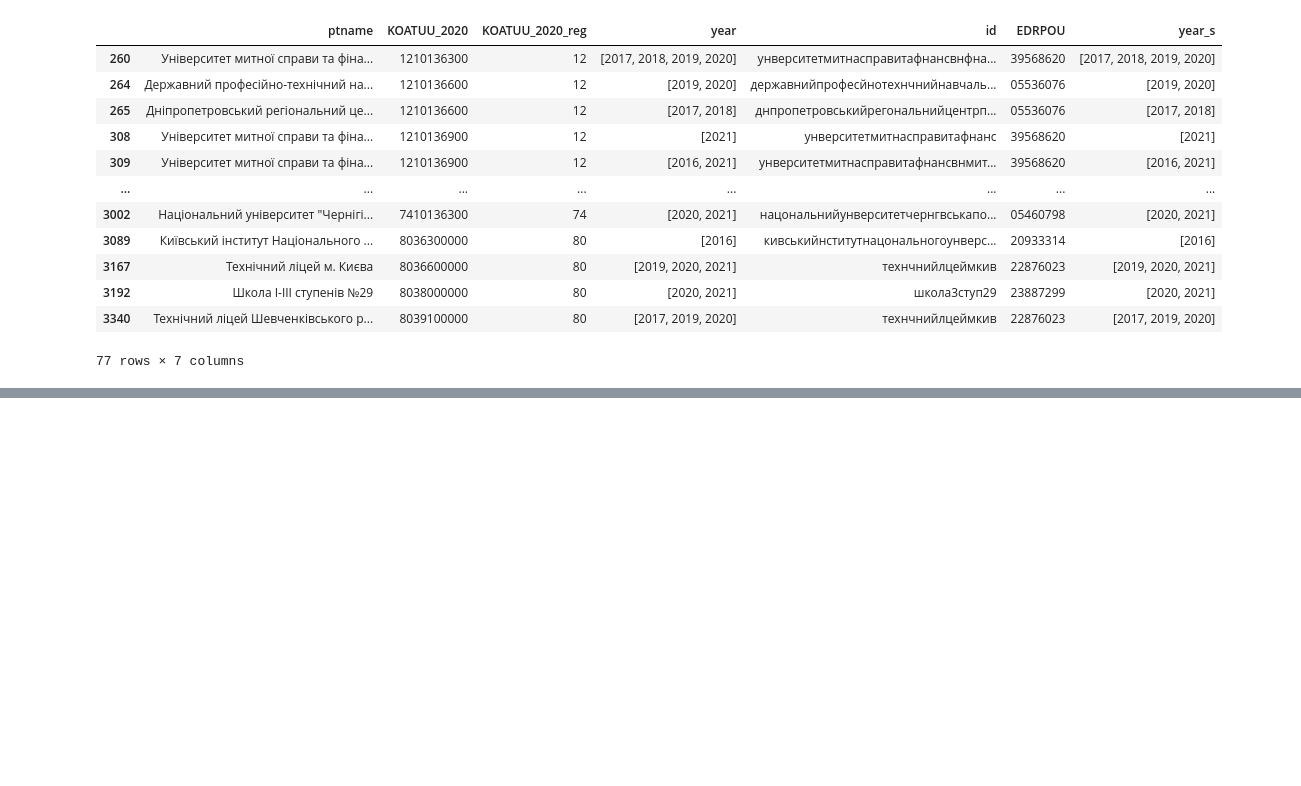
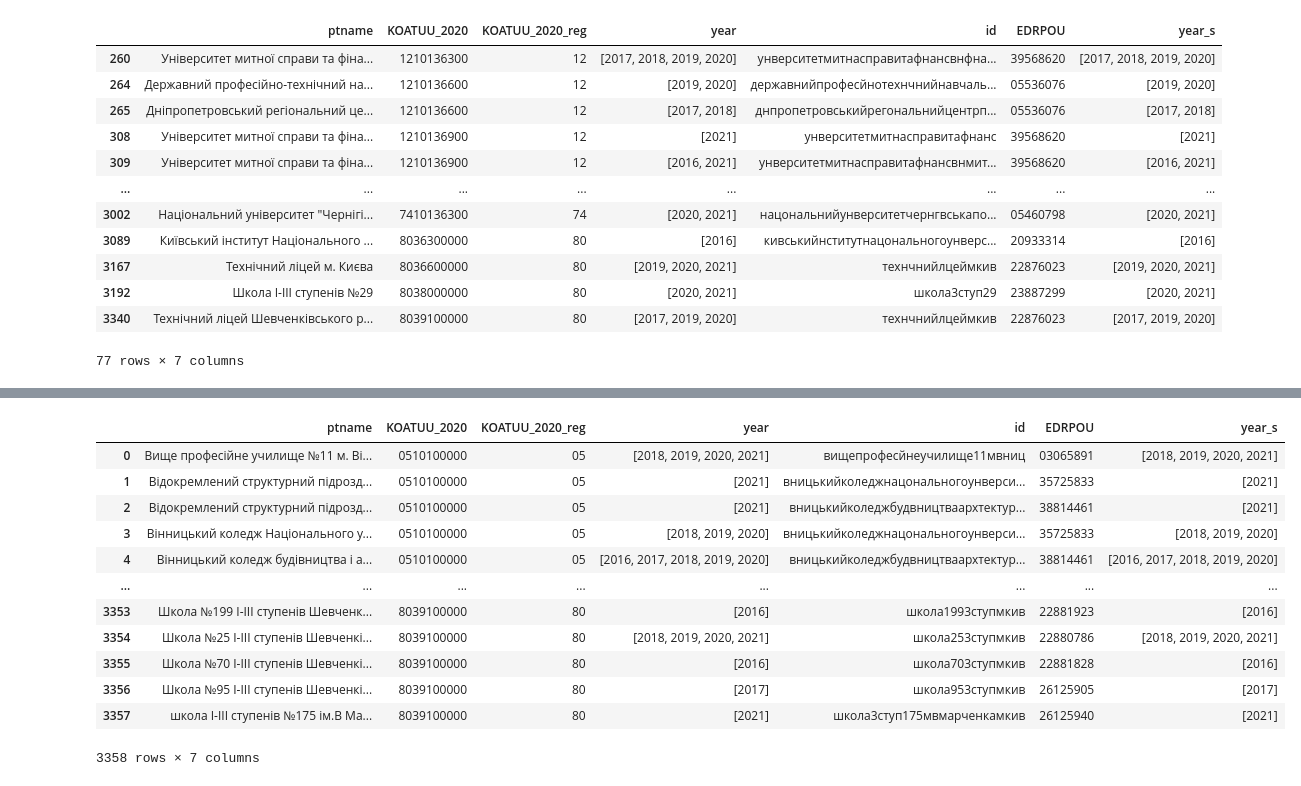
Before and after one commit to DataResponsibly/ZNO-Dataset, a Jupyter notebook: notebooks/tables_creation/Test_centers_table.ipynb, the cells around one changed output, grey strips where cells are left out. Cells and saved outputs as stored; diff of their text form; code cells hidden in the pictures; blank space fills up the shorter version.

Commit message:
final test_centers_edrpou table

```diff
--- a/notebooks/tables_creation/Test_centers_table.ipynb
+++ b/notebooks/tables_creation/Test_centers_table.ipynb
@@ -1055,5 +1055,6 @@ test_centers.to_csv('testcenters_edrpou.csv', index = False)
 # %% [markdown]
 # Check
 # %%
-test_centers['year_s'] = test_centers['year'].astype(str)
+test_centers_to_check = test_centers
+test_centers_to_check['year_s'] = test_centers_to_check['year'].astype(str)
 # %%
@@ -1124,0 +1139,17 @@ problems.to_csv('test_centers_problems.csv', index = False)
+# %%
+test_centers_fixed = test_centers
+test_centers_fixed
+# %% [output]
+|  | ptname | KOATUU_2020 | KOATUU_2020_reg | year | id | EDRPOU | year_s |
+| 0 | Вище професійне училище №11 м. Ві... | 0510100000 | 05 | [2018, 2019, 2020, 2021] | вищепрофесйнеучилище11мвниц | 03065891 | [2018, 2019, 2020, 2021] |
+| 1 | Відокремлений структурний підрозд... | 0510100000 | 05 | [2021] | вницькийколеджнацональногоунверси... | 35725833 | [2021] |
+| 2 | Відокремлений структурний підрозд... | 0510100000 | 05 | [2021] | вницькийколеджбудвництваархтектур... | 38814461 | [2021] |
+| 3 | Вінницький коледж Національного у... | 0510100000 | 05 | [2018, 2019, 2020] | вницькийколеджнацональногоунверси... | 35725833 | [2018, 2019, 2020] |
+| 4 | Вінницький коледж будівництва і а... | 0510100000 | 05 | [2016, 2017, 2018, 2019, 2020] | вницькийколеджбудвництваархтектур... | 38814461 | [2016, 2017, 2018, 2019, 2020] |
+| ... | ... | ... | ... | ... | ... | ... | ... |
+| 3353 | Школа №199 І-ІІІ ступенів Шевченк... | 8039100000 | 80 | [2016] | школа1993ступмкив | 22881923 | [2016] |
+| 3354 | Школа №25 І-ІІІ ступенів Шевченкі... | 8039100000 | 80 | [2018, 2019, 2020, 2021] | школа253ступмкив | 22880786 | [2018, 2019, 2020, 2021] |
+| 3355 | Школа №70 І-ІІІ ступенів Шевченкі... | 8039100000 | 80 | [2016] | школа703ступмкив | 22881828 | [2016] |
+| 3356 | Школа №95 І-ІІІ ступенів Шевченкі... | 8039100000 | 80 | [2017] | школа953ступмкив | 26125905 | [2017] |
+| 3357 | школа І-ІІІ ступенів №175 ім.В Ма... | 8039100000 | 80 | [2021] | школа3ступ175мвмарченкамкив | 26125940 | [2021] |
+3358 rows × 7 columns
```
Also changed, not shown: parts of 11 cells of this notebook, 3 other files.
